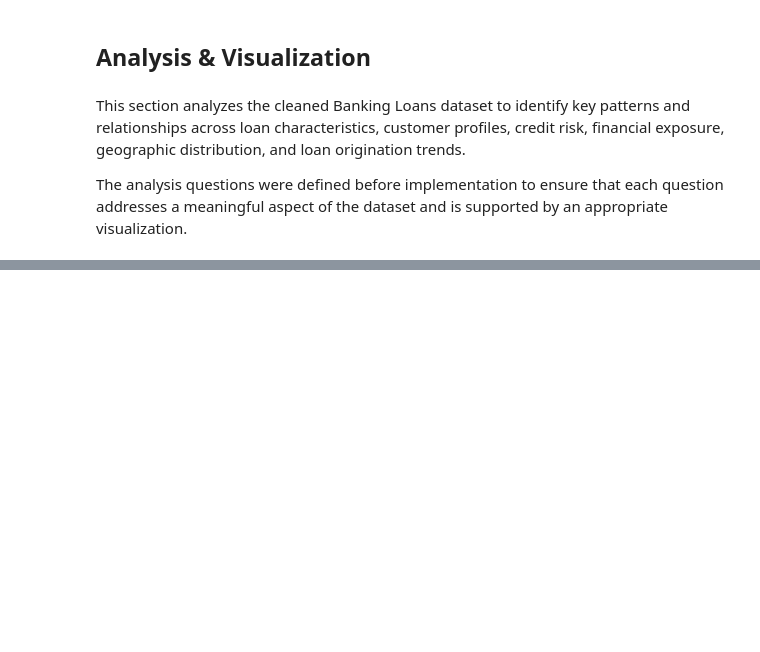
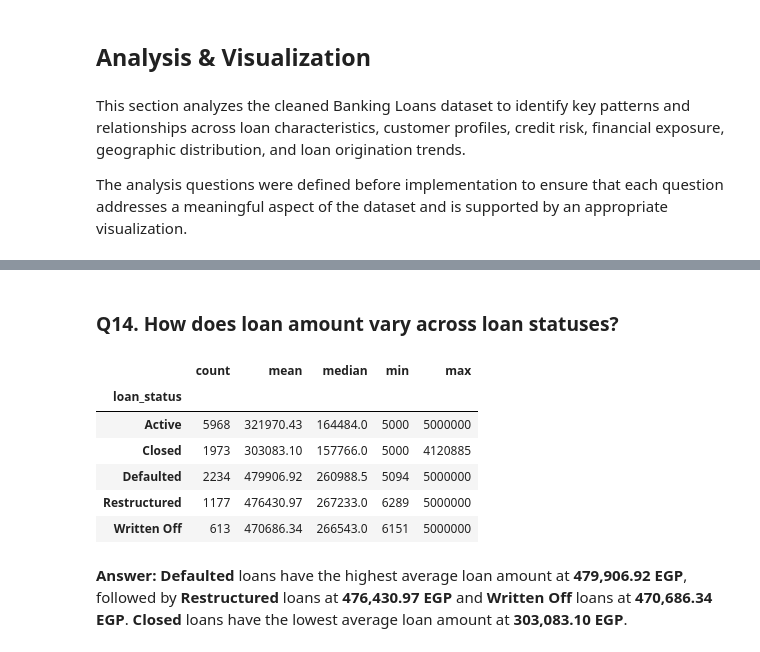
Before and after one commit to ATRA559/Banking-Loans-Data-Analysis, a Jupyter notebook: Banking_Loans_Project.ipynb, the cells around one changed output, grey strips where cells are left out. Drawn from its saved outputs; the diff is of its cells as text; code cells hidden in the pictures; blank space fills up the shorter version.

```diff
--- a/Banking_Loans_Project.ipynb
+++ b/Banking_Loans_Project.ipynb
@@ -1192,0 +1537,15 @@ The analysis questions were defined before implementation to ensure that each qu
+# %% [markdown]
+### Q14. How does loan amount vary across loan statuses?
+# %%
+loan_status_amount_stats = df.groupby("loan_status")["loan_amount_egp"].agg(["count", "mean", "median", "min", "max"]).round(2)
+loan_status_amount_stats
+# %% [output]
+|  | count | mean | median | min | max |
+| loan_status |  |  |  |  |  |
+| Active | 5968 | 321970.43 | 164484.0 | 5000 | 5000000 |
+| Closed | 1973 | 303083.10 | 157766.0 | 5000 | 4120885 |
+| Defaulted | 2234 | 479906.92 | 260988.5 | 5094 | 5000000 |
+| Restructured | 1177 | 476430.97 | 267233.0 | 6289 | 5000000 |
+| Written Off | 613 | 470686.34 | 266543.0 | 6151 | 5000000 |
+# %% [markdown]
+**Answer:** **Defaulted** loans have the highest average loan amount at **479,906.92 EGP**, followed by **Restructured** loans at **476,430.97 EGP** and **Written Off** loans at **470,686.34 EGP**. **Closed** loans have the lowest average loan amount at **303,083.10 EGP**.
```
Also changed, not shown: parts of 85 cells of this notebook.
